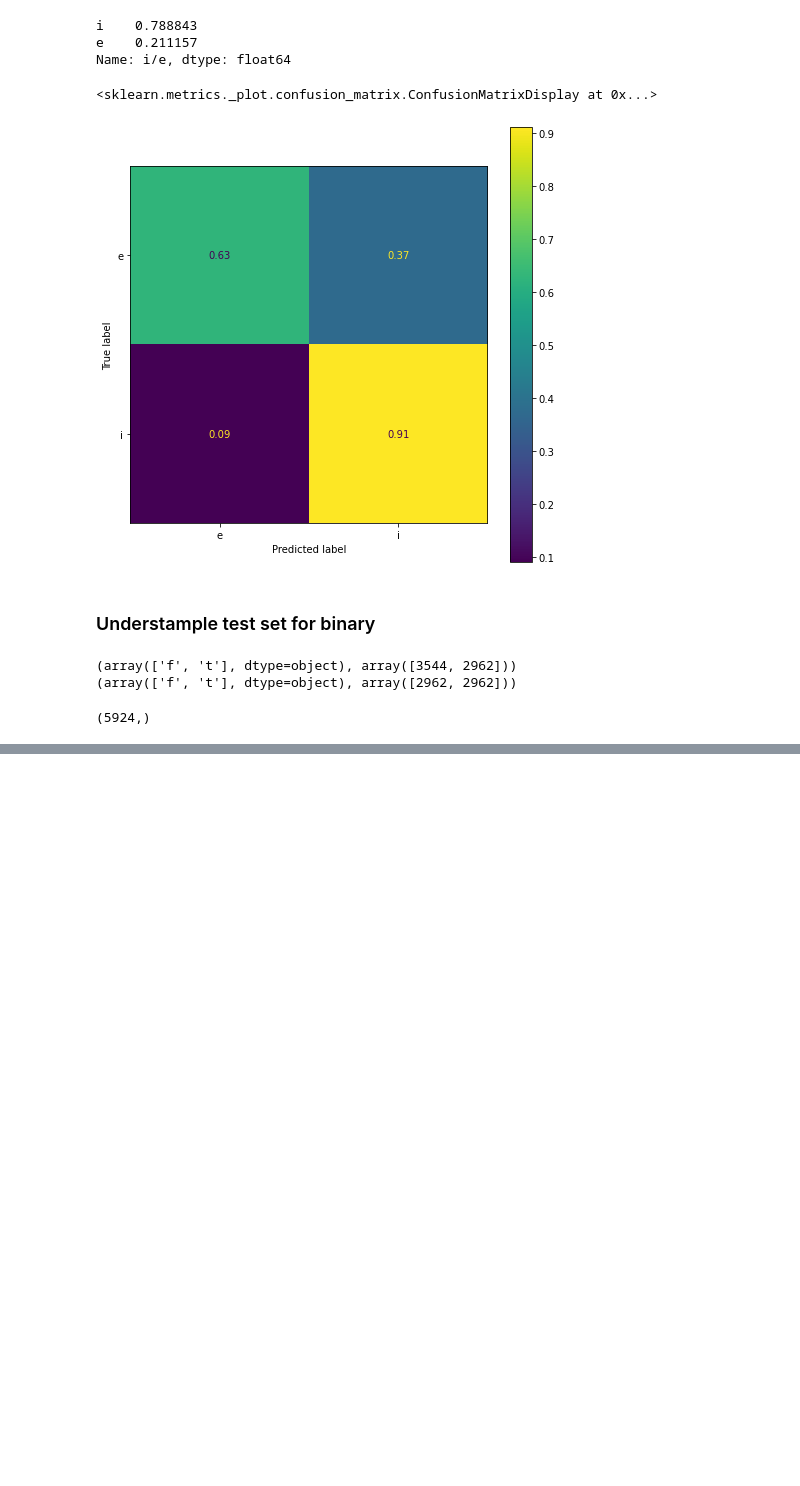
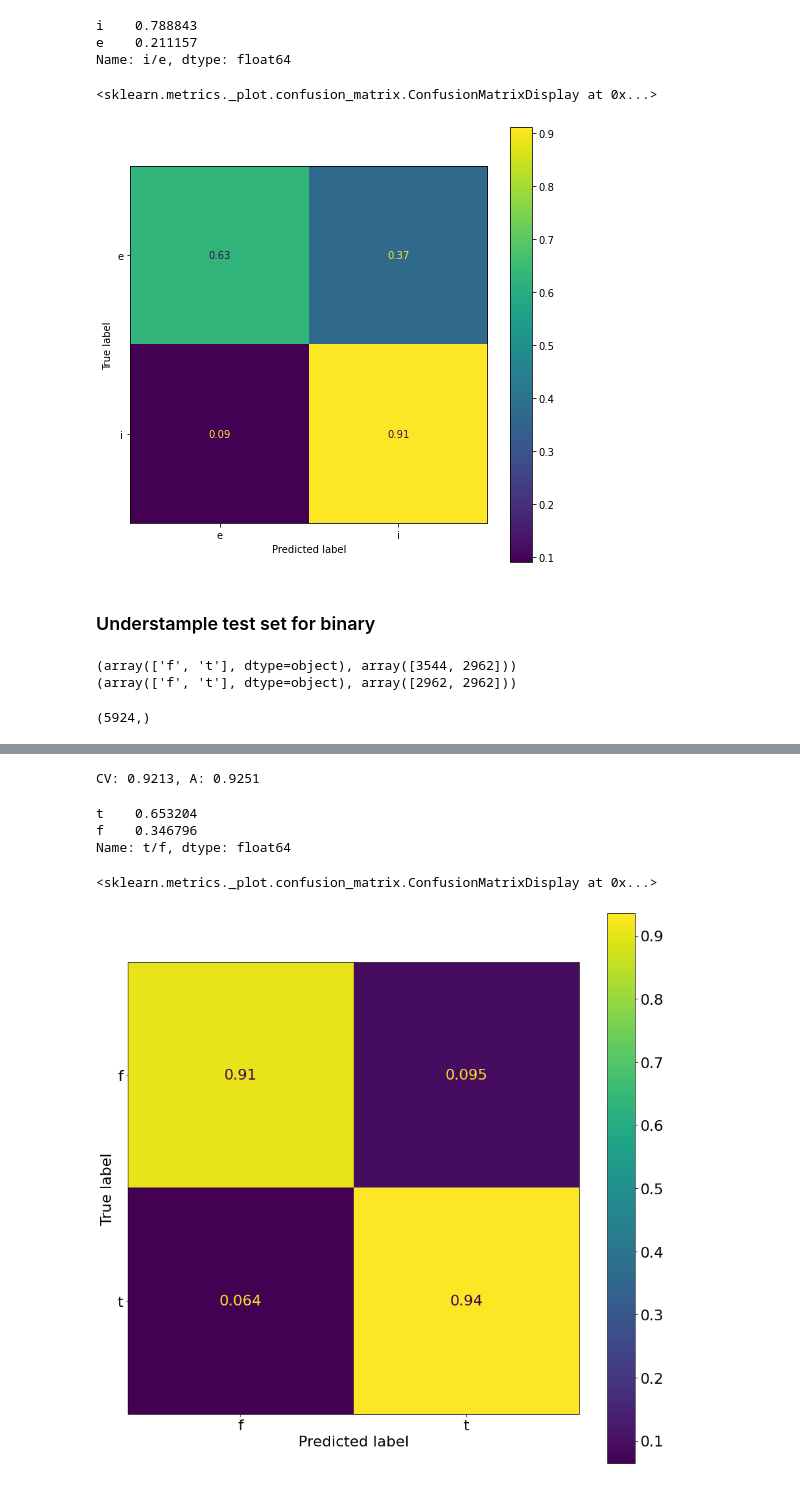
Before and after one commit to westonshuken/Automatic-Personality-Prediction, a Jupyter notebook: eda.ipynb, the cells around one changed output, grey strips where cells are left out. Drawn from its saved outputs; the diff is of its cells as text; code cells hidden in the pictures; blank space fills up the shorter version.

```diff
--- a/eda.ipynb
+++ b/eda.ipynb
@@ -329,0 +403,39 @@ plot_confusion_matrix(sgd, X_test_count, test_set['t/f'], ax=ax)
+# %%
+X = both_clean['posts']
+y = both_clean['t/f']
+
+X_train, X_test, y_train, y_test = train_test_split(X, y, random_state=SEED)
+# %%
+count_vc = CountVectorizer(ngram_range=(1,2))
+# %%
+X_train_count = count_vc.fit_transform(X_train)
+X_test_count = count_vc.transform(X_test)
+# %%
+sgd = SGDClassifier(class_weight='balanced', random_state=SEED)
+
+sgd.fit(X_train_count, y_train)
+
+cv_score = cross_val_score(sgd, X_train_count, y_train, cv=5)
+cv_score_mean = round(np.mean(cv_score), 4)
+
+y_pred = sgd.predict(X_test_count)
+acc_score = accuracy_score(y_pred, y_test)
+
+print(f"CV: {cv_score_mean}, A: {round(acc_score, 4)}")
+# %% [output]
+CV: 0.9213, A: 0.9251
+# %%
+y_test.value_counts(normalize=True)
+# %% [output]
+t    0.653204
+f    0.346796
+Name: t/f, dtype: float64
+# %%
+fig, ax = plt.subplots(figsize=(15,15))
+plt.rcParams.update({'font.size': 22})
+plt.rc('xtick', labelsize=22)
+plt.rc('ytick', labelsize=22)
+plot_confusion_matrix(sgd, X_test_count, y_test, ax=ax, normalize='true')
+# %% [output]
+<sklearn.metrics._plot.confusion_matrix.ConfusionMatrixDisplay at 0x...>
+[figure, added]
```
Also changed, not shown: parts of 17 cells of this notebook.
